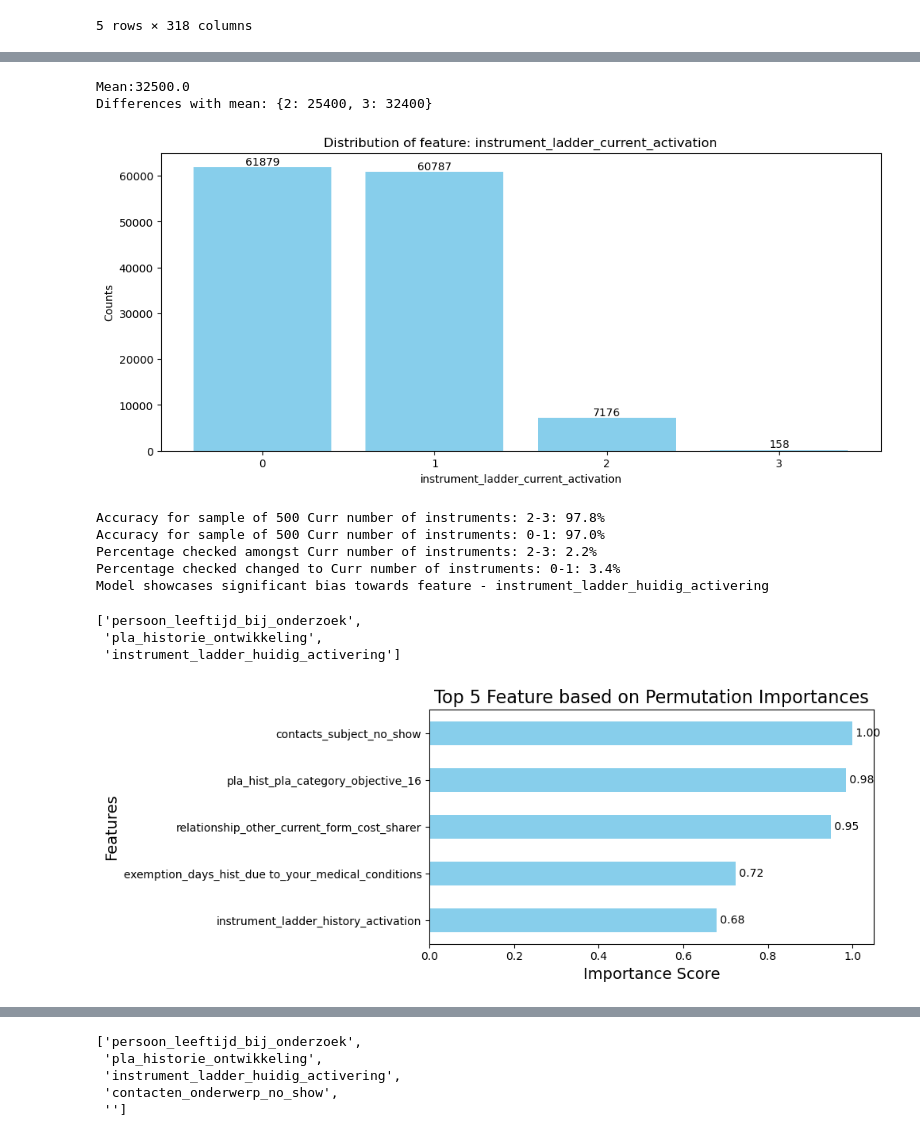
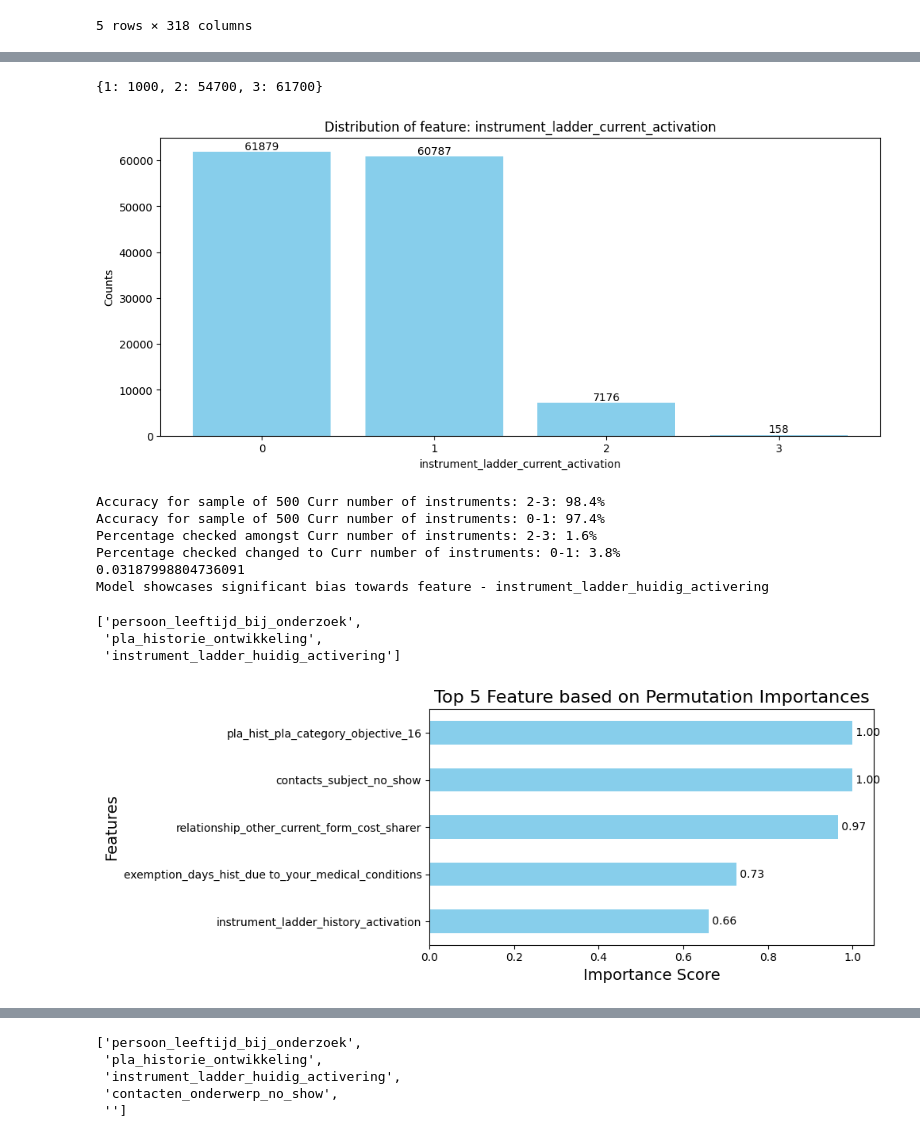
Before and after one commit to yulinchen03/TestingProject, a Jupyter notebook: src/team_2/biased_feature_selection.ipynb, the cells around one changed output, grey strips where cells are left out. Cells and saved outputs as stored; diff of their text form; code cells hidden in the pictures.

```diff
--- a/src/team_2/biased_feature_selection.ipynb
+++ b/src/team_2/biased_feature_selection.ipynb
@@ -29,9 +29,9 @@ biased_features = []
 RANDOM_STATE = 42
 
 # Load in data (go back two parent directories)
-df = pd.read_csv('../../data/investigation_train_large_checked.csv')
+df = pd.read_csv('data/investigation_train_large_checked.csv')
 # Load in data descriptions
-data_desc = pd.read_csv('../../data/data_description.csv', encoding='ISO-8859-1')
+data_desc = pd.read_csv('data/data_description.csv', encoding='ISO-8859-1')
 
 # Replace dutch for english names
 name_mapping = dict(zip(data_desc['Feature (nl)'], data_desc['Feature (en)']))
@@ -193,14 +202,13 @@ analyze_features(df, False, 'feature_importance_3.pkl')
 # %%
 plot_distribution(df['instrument_ladder_current_activation'], 'instrument_ladder_current_activation')
 # %% [output]
-Mean:32500.0
-Differences with mean: {2: 25400, 3: 32400}
+{1: 1000, 2: 54700, 3: 61700}
-[figure, old version]
+[figure, new version]
 # %%
 ###TEST
 process_bias(
-    data_path='../../data/Experiment_instrument_ladder_huidig_activering/01_curr_inst_2-3_labeled.csv',
-    model_path='model/gboost2.onnx',
+    data_path='data/Experiment_instrument_ladder_huidig_activering/01_curr_inst_2-3_labeled.csv',
+    model_path='model/gboost1_v1.onnx',
     feature='instrument_ladder_huidig_activering',
     new_value=(0,1),
     is_range=True,
@@ -209,10 +217,11 @@ process_bias(
     name_changed='Curr number of instruments: 0-1'
 )
 # %% [output]
-Accuracy for sample of 500 Curr number of instruments: 2-3: 97.8%
-Accuracy for sample of 500 Curr number of instruments: 0-1: 97.0%
-Percentage checked amongst Curr number of instruments: 2-3: 2.2%
-Percentage checked changed to Curr number of instruments: 0-1: 3.4%
+Accuracy for sample of 500 Curr number of instruments: 2-3: 98.4%
+Accuracy for sample of 500 Curr number of instruments: 0-1: 97.4%
+Percentage checked amongst Curr number of instruments: 2-3: 1.6%
+Percentage checked changed to Curr number of instruments: 0-1: 3.8%
+0.03187998804736091
 Model showcases significant bias towards feature - instrument_ladder_huidig_activering
 # %%
 biased_features.append('instrument_ladder_huidig_activering')
@@ -225,9 +234,9 @@ biased_features
 df = df.drop(name_mapping['instrument_ladder_huidig_activering'], axis=1)
 # %%
 ###REPEAT
-analyze_features(df, False, 'feature_importance_4.pkl')
+analyze_features(df, False, 'src/team_2/feature_importance/fi_v3.pkl')
 # %% [output]
-[figure, old version]
+[figure, new version]
 # %%
 plot_distribution(df['contacts_subject_no_show'], 'contacts_subject_no_show')
 # %% [output]
```
Also changed, not shown: parts of 14 cells of this notebook, 7 other files.
